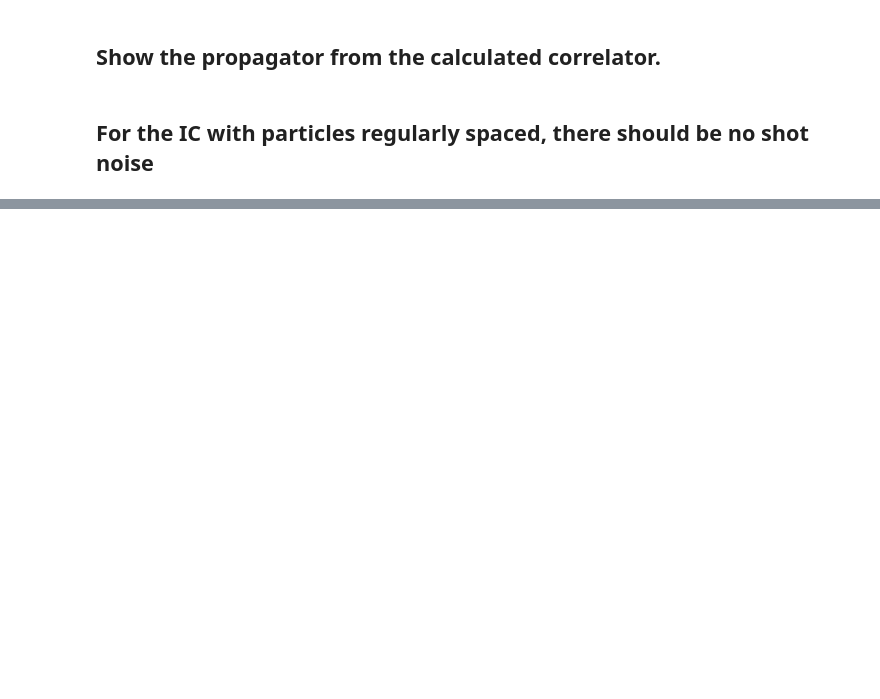
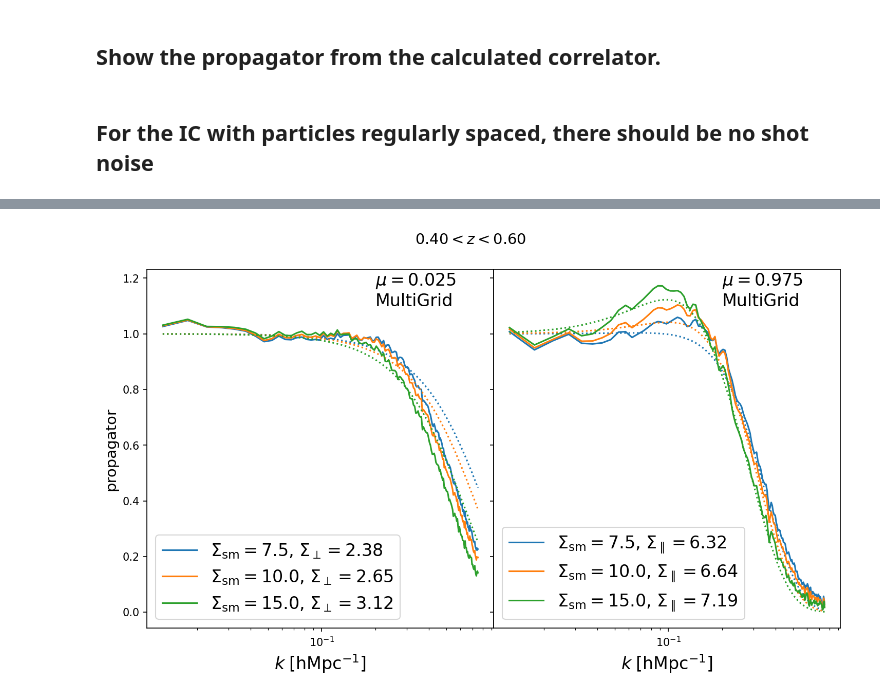
Before and after one commit to cosmodesi/desi-y1-kp45, a Jupyter notebook: LRG/show_propagator.ipynb, the cells around one changed output, grey strips where cells are left out. Saved outputs shown, nothing was run; the diff lists cells and outputs as text; code cells hidden in the pictures; blank space fills up the shorter version.

Commit message:
update the scripts for the propagator calculation

```diff
--- a/LRG/show_propagator.ipynb
+++ b/LRG/show_propagator.ipynb
@@ -151,0 +119,43 @@ Read file: /global/cfs/cdirs/desi/users/jerryou/MockChallenge/y1_mockchallenge/r
+# %%
+k_p = 0.3  # unit: h/Mpc
+mu_0 = mu_all[0]
+mu_1 = mu_all[-1]
+mu_list = [mu_0, mu_1]
+# %%
+Sigma_xy_list = []
+Sigma_z_list = []
+for i, smooth_radius in enumerate(sm_radius_list):
+    C_MG = propagator_list[i](k=k_p, mu=mu_0)
+    Sigma_xy_list.append(cal_Sigma_xy(C_MG, beta, smooth_radius, convention, k=k_p, mu=mu_0))
+    C_MG = propagator_list[i](k=k_p, mu=mu_1)
+    Sigma_z_list.append(cal_Sigma_z(C_MG, beta, smooth_radius, convention, k=k_p, mu=mu_1))
+# %%
+odir = "./figs/diff_sm_scales/"
+# %%
+fig, axes = plt.subplots(nrows=1, ncols=2, sharey=True, figsize=(12,6), dpi=150)
+plt.subplots_adjust(
+    left=0.15,
+    bottom=None,
+    right=None,
+    top=0.9,
+    wspace=0.0,
+    hspace=None,
+)
+for i, mu in enumerate(mu_list):
+    for j, smooth_radius in enumerate(sm_radius_list):
+        C_MG = propagator_list[j](k=k, mu=mu)
+        C_app = cal_propagator(k, mu, beta, smooth_radius, convention, Sigma_xy_list[j], Sigma_z_list[j])
+        axes[i].plot(k, C_MG, ls='-', color=f'C{j}', label=r"$\Sigma_{\mathrm{sm}}=%.1f$, $\Sigma_{\perp}=%.2f$"%(smooth_radius, Sigma_xy_list[j]) if i==0 else r"$\Sigma_{\mathrm{sm}}=%.1f$, $\Sigma_{\parallel}=%.2f$"%(smooth_radius, Sigma_z_list[j]))
+        axes[i].plot(k, C_app, ls=':', color=f'C{j}')
+    axes[i].set_xscale("log")
+    axes[i].legend(loc="lower left", fontsize=16)
+    axes[i].text(0.2, 1.1, r"$\mu=%.3f$"%(mu) + f"\n{recon_algo}", fontsize=16)
+    axes[i].set_xlabel(r"$k\;\mathrm{[hMpc^{-1}]}$", fontsize=16)
+
+
+axes[0].set_ylabel("propagator", fontsize=14)
+fig.suptitle(r"${0:.2f}<z<{1:.2f}$".format(zmin, zmax), fontsize=14)
+ofile = odir + f"propagator_BAO_damping_scales_{cap.upper()}_{recon_algo}_{convention}_{zmin}z{zmax}_mu0.025_0.975.png"
+plt.savefig(ofile)
+# %% [output]
+[figure, added]
```
Also changed, not shown: parts of 14 cells of this notebook, 2 other files.
